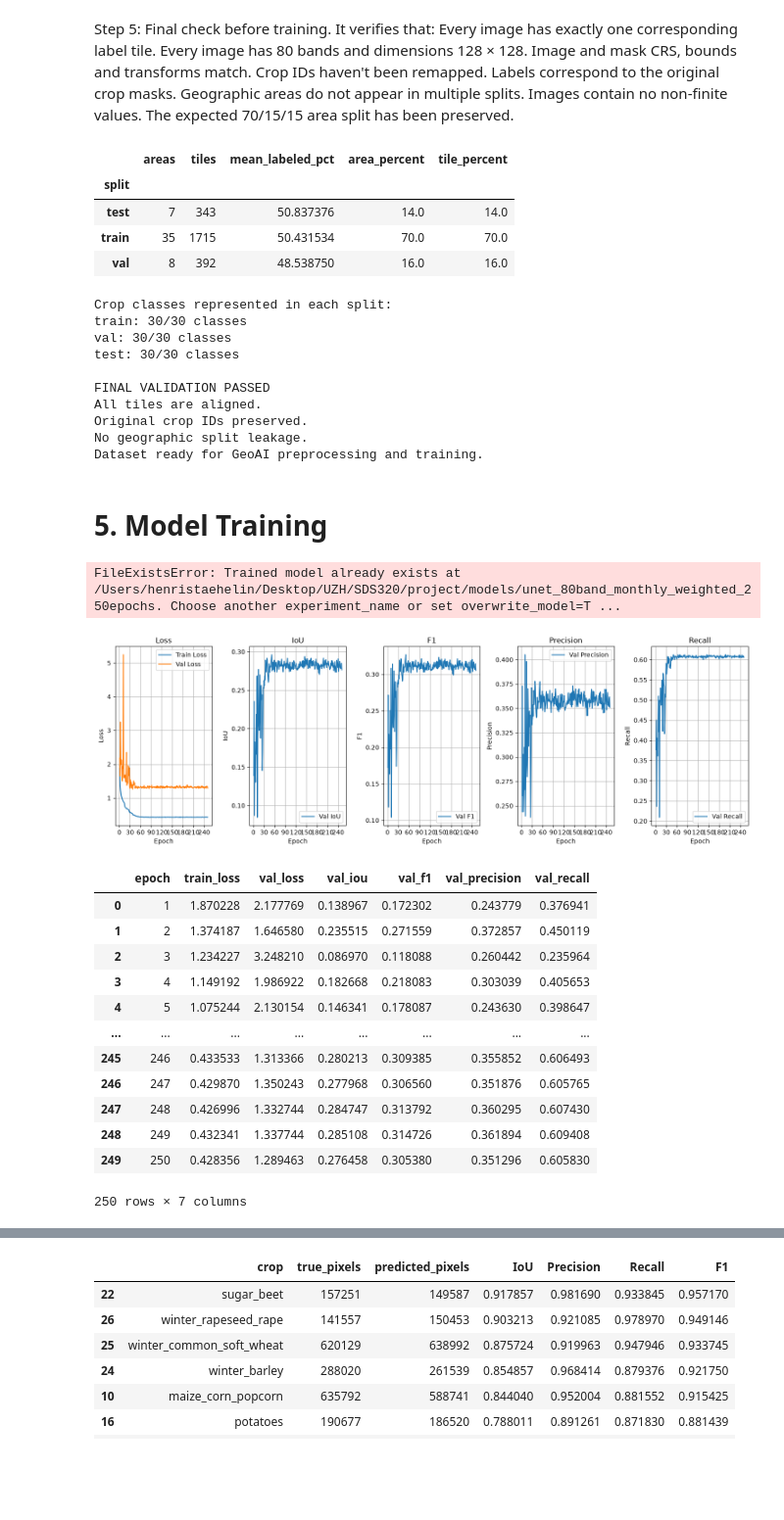
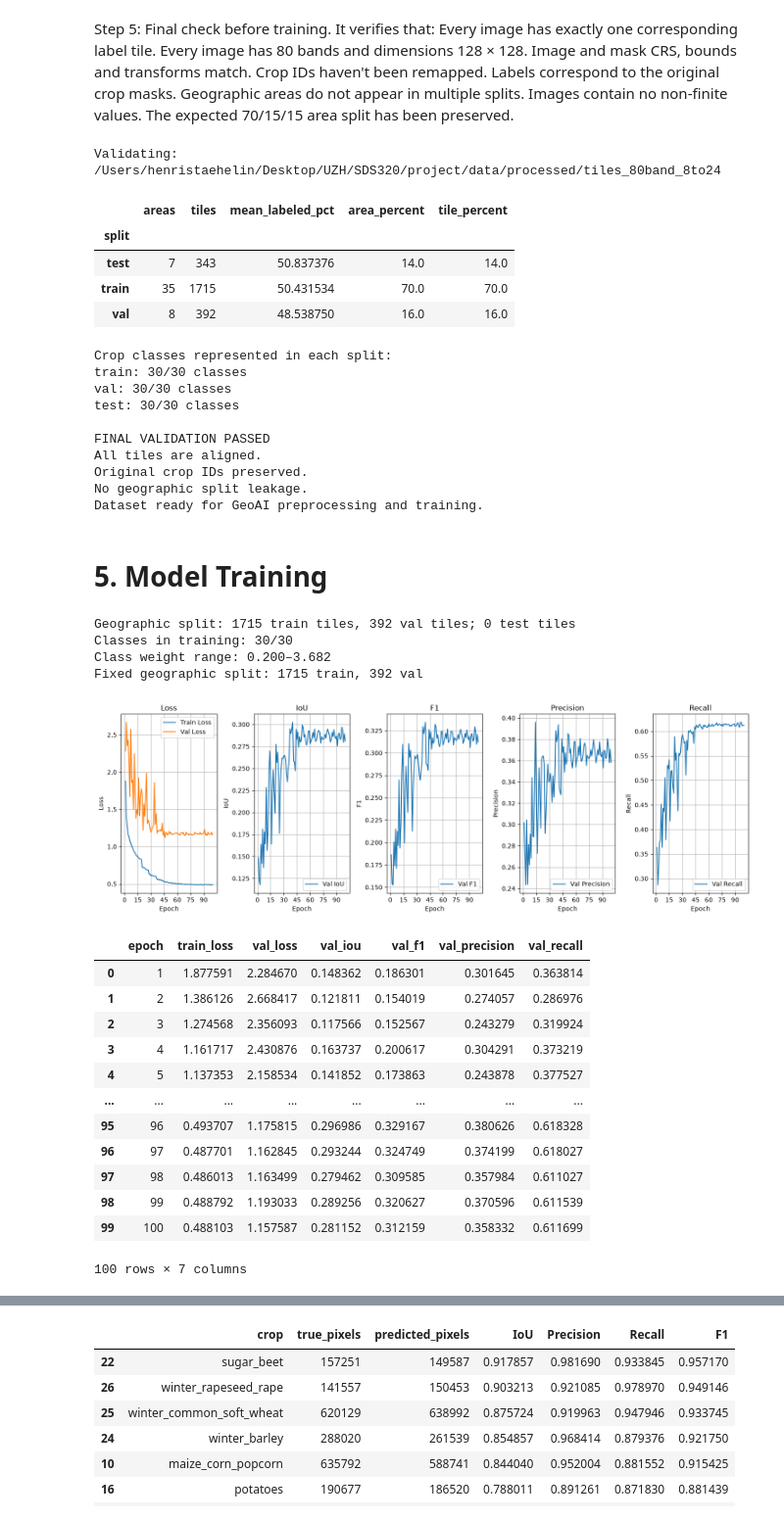
Before and after one commit to staehelinhenrimax-droid/European-Spectral-Crop-Identification, a Jupyter notebook: notebooks/Functionalized_workflow.ipynb, the cells around one changed output, grey strips where cells are left out. Shown at 98% size. Saved outputs shown, nothing was run; the diff lists cells and outputs as text; code cells hidden in the pictures; blank space fills up the shorter version.

Commit message:
8to24 model

```diff
--- a/notebooks/Functionalized_workflow.ipynb
+++ b/notebooks/Functionalized_workflow.ipynb
@@ -906,6 +1096,28 @@ Geographic tile splitting complete.
 # %% [markdown]
 Step 5: Final check before training. It verifies that: Every image has exactly one corresponding label tile. Every image has 80 bands and dimensions 128 × 128. Image and mask CRS, bounds and transforms match. Crop IDs haven't been remapped. Labels correspond to the original crop masks. Geographic areas do not appear in multiple splits. Images contain no non-finite values. The expected 70/15/15 area split has been preserved.
 # %%
+# Validate the 8th–24th Sentinel-2 dataset
+tiles_dir = (
+    project_dir
+    / "data/processed/tiles_80band_8to24"
+)
+
+batch_dir = (
+    project_dir
+    / "data/processed/tile_batch_80band_8to24"
+)
+
+batch_images_dir = batch_dir / "images"
+
+# Original crop masks are reused for the new composites
+masks_dir = (
+    project_dir
+    / "data/processed/masks_80band"
+)
+
+print("Validating:", tiles_dir)
+assert tiles_dir.is_dir(), f"Missing dataset: {tiles_dir}"
+
 from collections import Counter
 from rasterio.windows import from_bounds
 
@@ -1076,21 +1288,22 @@ print("Original crop IDs preserved.")
 print("No geographic split leakage.")
 print("Dataset ready for GeoAI preprocessing and training.")
 # %% [output]
+Validating: /Users/henristaehelin/Desktop/UZH/SDS320/project/data/processed/tiles_80band_8to24
 |  | areas | tiles | mean_labeled_pct | area_percent | tile_percent |
 | split |  |  |  |  |  |
 | test | 7 | 343 | 50.837376 | 14.0 | 14.0 |
 | train | 35 | 1715 | 50.431534 | 70.0 | 70.0 |
 | val | 8 | 392 | 48.538750 | 16.0 | 16.0 |
-Crop classes represented in each split:
-train: 30/30 classes
-val: 30/30 classes
-test: 30/30 classes
-
-FINAL VALIDATION PASSED
-All tiles are aligned.
-Original crop IDs preserved.
-No geographic split leakage.
-Dataset ready for GeoAI preprocessing and training.
+Crop classes represented in each split:
+train: 30/30 classes
+val: 30/30 classes
+test: 30/30 classes
+
+FINAL VALIDATION PASSED
+All tiles are aligned.
+Original crop IDs preserved.
+No geographic split leakage.
+Dataset ready for GeoAI preprocessing and training.
 # %% [markdown]
 # 5. Model Training
 # %%
@@ -1098,44 +1311,47 @@ from scripts.geoai_training import train_geoai_unet
 
 result = train_geoai_unet(
     project_dir=project_dir,
-    experiment_name="unet_80band_monthly_weighted_250epochs",
-    tiles_dir=project_dir / "data/processed/tiles_80band",
+    experiment_name="unet_80band_monthly_weighted_8to24_100epochs",
+    tiles_dir=project_dir / "data/processed/tiles_80band_8to24",
     num_channels=80,
     num_classes=30,
     encoder_name="resnet18",
     encoder_weights="imagenet",
     use_class_weights=True,
-    num_epochs=250,
+    num_epochs=100,
     batch_size=2,
     learning_rate=0.001,
 )
 # %% [output]
-FileExistsError: Trained model already exists at /Users/henristaehelin/Desktop/UZH/SDS320/project/models/unet_80band_monthly_weighted_250epochs. Choose another experiment_name or set overwrite_model=T ...
+Geographic split: 1715 train tiles, 392 val tiles; 0 test tiles
+Classes in training: 30/30
+Class weight range: 0.200–3.682
+Fixed geographic split: 1715 train, 392 val
 # %%
 import geoai
 
-model_dir = project_dir / "models/unet_80band_monthly_weighted_250epochs"
+model_dir = project_dir / "models/unet_80band_monthly_weighted_8to24_100epochs"
 
 geoai.plot_performance_metrics(
     history_path=str(model_dir / "training_history.pth"),
     figsize=(15, 5),
     verbose=True,
 )
 # %% [output]
-[figure, old version]
+[figure, new version]
 |  | epoch | train_loss | val_loss | val_iou | val_f1 | val_precision | val_recall |
-| 0 | 1 | 1.870228 | 2.177769 | 0.138967 | 0.172302 | 0.243779 | 0.376941 |
-| 1 | 2 | 1.374187 | 1.646580 | 0.235515 | 0.271559 | 0.372857 | 0.450119 |
-| 2 | 3 | 1.234227 | 3.248210 | 0.086970 | 0.118088 | 0.260442 | 0.235964 |
-| 3 | 4 | 1.149192 | 1.986922 | 0.182668 | 0.218083 | 0.303039 | 0.405653 |
-| 4 | 5 | 1.075244 | 2.130154 | 0.146341 | 0.178087 | 0.243630 | 0.398647 |
+| 0 | 1 | 1.877591 | 2.284670 | 0.148362 | 0.186301 | 0.301645 | 0.363814 |
+| 1 | 2 | 1.386126 | 2.668417 | 0.121811 | 0.154019 | 0.274057 | 0.286976 |
+| 2 | 3 | 1.274568 | 2.356093 | 0.117566 | 0.152567 | 0.243279 | 0.319924 |
+| 3 | 4 | 1.161717 | 2.430876 | 0.163737 | 0.200617 | 0.304291 | 0.373219 |
+| 4 | 5 | 1.137353 | 2.158534 | 0.141852 | 0.173863 | 0.243878 | 0.377527 |
 | ... | ... | ... | ... | ... | ... | ... | ... |
-| 245 | 246 | 0.433533 | 1.313366 | 0.280213 | 0.309385 | 0.355852 | 0.606493 |
-| 246 | 247 | 0.429870 | 1.350243 | 0.277968 | 0.306560 | 0.351876 | 0.605765 |
-| 247 | 248 | 0.426996 | 1.332744 | 0.284747 | 0.313792 | 0.360295 | 0.607430 |
-| 248 | 249 | 0.432341 | 1.337744 | 0.285108 | 0.314726 | 0.361894 | 0.609408 |
-| 249 | 250 | 0.428356 | 1.289463 | 0.276458 | 0.305380 | 0.351296 | 0.605830 |
+| 95 | 96 | 0.493707 | 1.175815 | 0.296986 | 0.329167 | 0.380626 | 0.618328 |
+| 96 | 97 | 0.487701 | 1.162845 | 0.293244 | 0.324749 | 0.374199 | 0.618027 |
+| 97 | 98 | 0.486013 | 1.163499 | 0.279462 | 0.309585 | 0.357984 | 0.611027 |
+| 98 | 99 | 0.488792 | 1.193033 | 0.289256 | 0.320627 | 0.370596 | 0.611539 |
+| 99 | 100 | 0.488103 | 1.157587 | 0.281152 | 0.312159 | 0.358332 | 0.611699 |
-250 rows × 7 columns
+100 rows × 7 columns
 # %%
 from pathlib import Path
 import geoai
```
Also changed, not shown: parts of 27 cells of this notebook, 2 other files.
